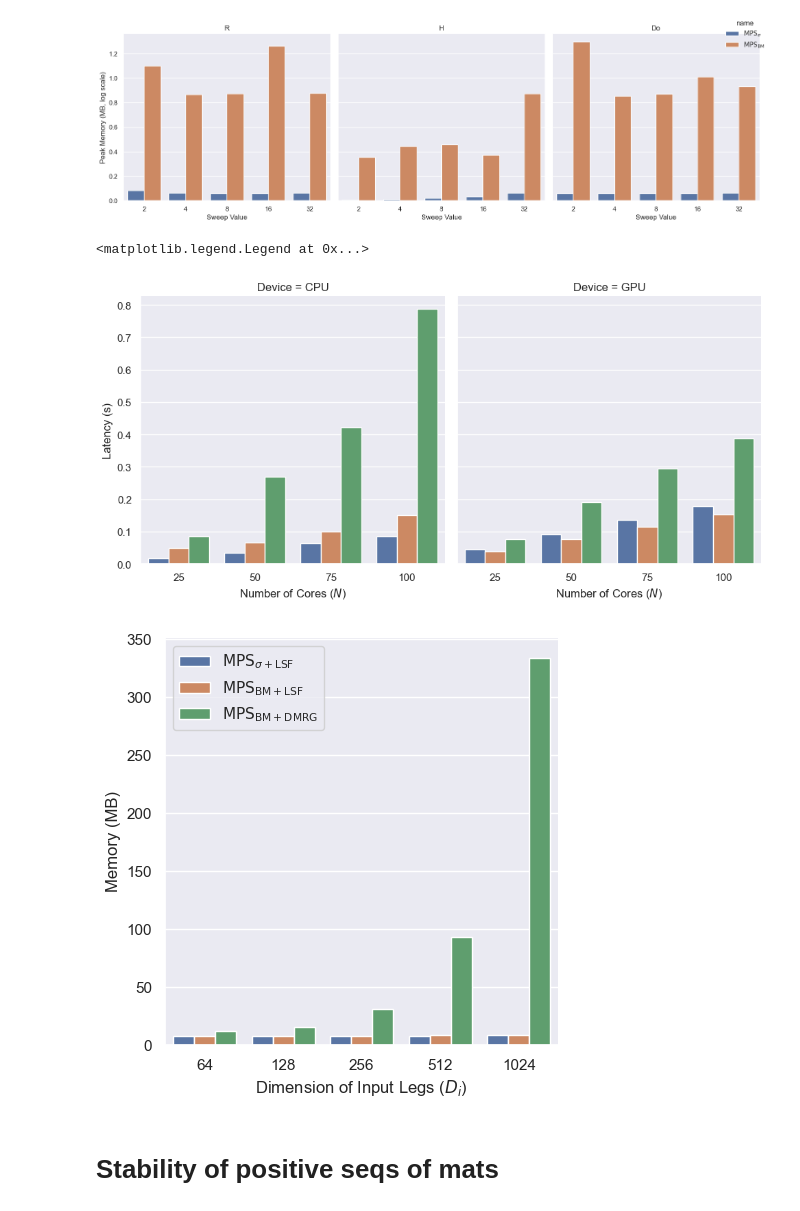
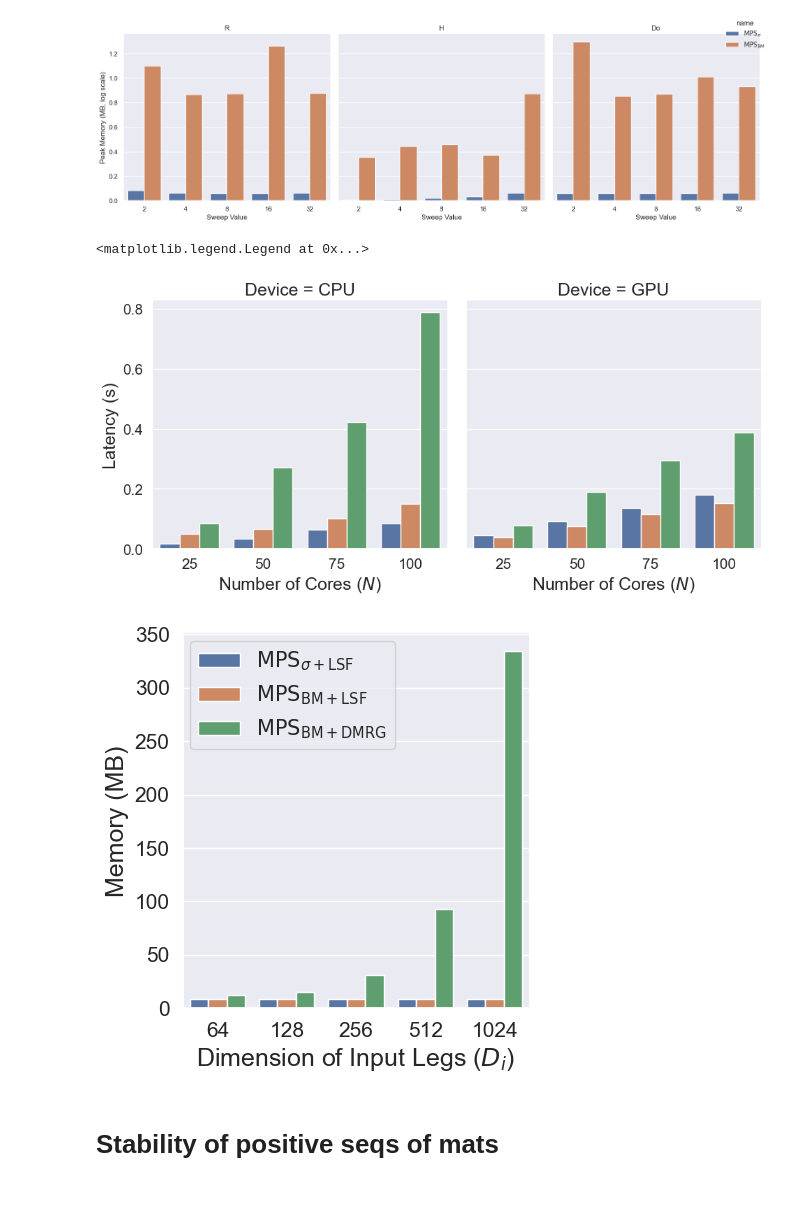
Before and after one commit to marawangamal/ptn, a Jupyter notebook: scripts/results.ipynb, the cells around one changed output. Cells and saved outputs as stored; diff of their text form; code cells hidden in the pictures.

```diff
--- a/scripts/results.ipynb
+++ b/scripts/results.ipynb
@@ -514,7 +544,20 @@ df["Device"] = df["device"]
 # filter out only cpu
 # df = df[df["Device"] == "CPU"]
 
-sns.set_theme()
+# Set larger font sizes for all plots
+sns.set_theme(
+    # context="notebook",
+    # style="whitegrid",
+    font_scale=1.5,  # Increase font scale
+    rc={
+        "axes.labelsize": 18,
+        "axes.titlesize": 20,
+        "xtick.labelsize": 15,
+        "ytick.labelsize": 15,
+        "legend.fontsize": 15,
+        "legend.title_fontsize": 16,
+    }
+)
 g1 = sns.catplot(
     data=df,
     x="Number of Cores ($N$)",
@@ -534,38 +577,51 @@ df_memory3  = pd.read_csv("../results/memory_mps_bmnc.csv")
 df_memory3["Method"] = "MPS$_{\\mathrm{BMNC}}$"
 df_memory = pd.concat([df_memory, df_memory3, df_memory2, ], ignore_index=True)
 df_memory["Memory (MB)"] = df_memory["Mem"]
 df_memory["Dimension of Input Legs ($D_i$)"] = df_memory["Do"].astype(int)
 
-
-sns.set_theme()
+sns.set_theme(
+    # context="notebook",
+    # style="whitegrid",
+    font_scale=1.5,
+    rc={
+        "axes.labelsize": 18,
+        "axes.titlesize": 20,
+        "xtick.labelsize": 15,
+        "ytick.labelsize": 15,
+        "legend.fontsize": 15,
+        "legend.title_fontsize": 16,
+    }
+)
 name_map = {
     "MPS$_{\sigma}$": r"$\mathrm{MPS}_{\sigma + \mathrm{LSF}}$",
     "MPS$_{\mathrm{BMNC}}$": r"$\mathrm{MPS}_{\mathrm{BM+LSF}}$",
     "MPS$_{\mathrm{BM}}$": r"$\mathrm{MPS}_{\mathrm{BM+DMRG}}$",
 }
 df_memory["Method"] = df_memory["Method"].replace(name_map)
 g2 = sns.catplot(
     data=df_memory,
     x="Dimension of Input Legs ($D_i$)",
     y="Memory (MB)",
     hue="Method",
     kind="bar"
 )
 # Remove the default legend
 g2._legend.remove()
 
 # Add a new legend anchored inside the first axis
 ax = g2.axes[0, 0]   # first subplot
 ax.legend(
     loc="upper left",
     bbox_to_anchor=(0.02, 0.98),  # small padding
     borderaxespad=0,
-    frameon=True
+    frameon=True,
+    fontsize=15,
+    title_fontsize=16
 )
 # %% [output]
 <matplotlib.legend.Legend at 0x...>
-[figure, old version]
+[figure, new version]
-[figure, old version]
+[figure, new version]
 # %% [markdown]
 # Stability of positive seqs of mats
 # %%
```
Also changed, not shown: parts of 17 cells of this notebook, 7 other files.
